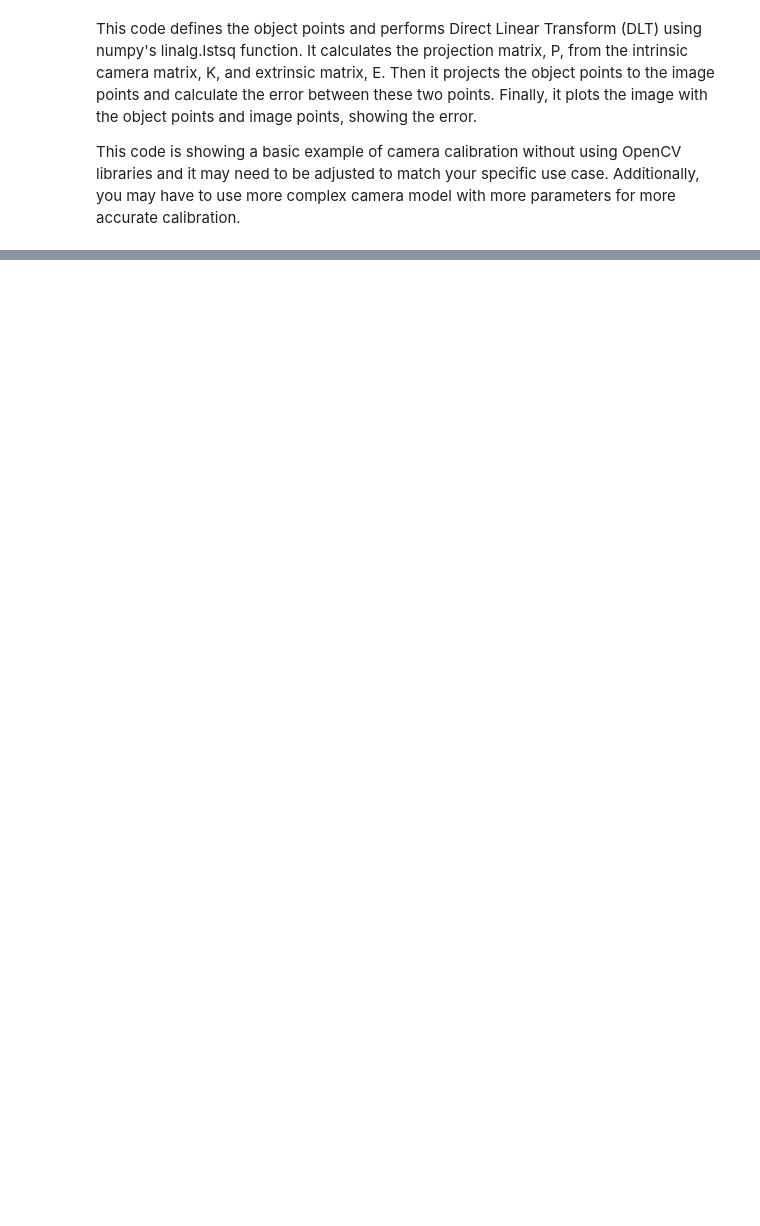
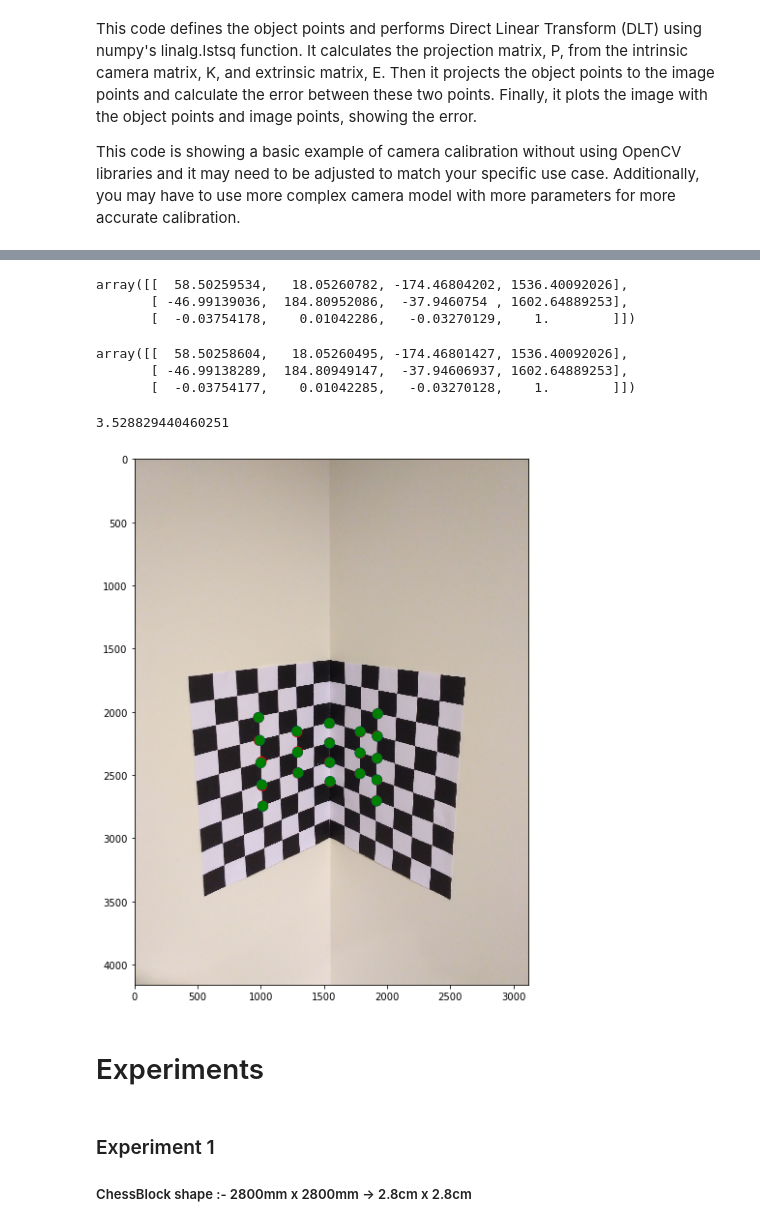
Before and after one commit to parths2410/Computer-Vision-IIITH-Spring23, a Jupyter notebook: assignment-1/src/Q1.ipynb, the cells around one changed output, grey strips where cells are left out. Saved outputs shown, nothing was run; the diff lists cells and outputs as text; code cells hidden in the pictures; blank space fills up the shorter version.

```diff
--- a/assignment-1/src/Q1.ipynb
+++ b/assignment-1/src/Q1.ipynb
@@ -321,0 +229,4 @@ H, inliers = RANSAC_DLT(points1, points2, threshold, n_iterations)
+# %%
+K, R, t = get_properties(P)
+
+K, R, t
@@ -321,0 +241,41 @@ H, inliers = RANSAC_DLT(points1, points2, threshold, n_iterations)
+# %%
+def generate_projection_matrix(K, R, t):
+    E = np.hstack([R, np.atleast_2d(t).T])
+    I = K
+
+    P = I @ E
+    return P
+# %%
+P2 = generate_projection_matrix(K, R, t)
+
+P2
+# %% [output]
+array([[  58.50259534,   18.05260782, -174.46804202, 1536.40092026],
+       [ -46.99139036,  184.80952086,  -37.9460754 , 1602.64889253],
+       [  -0.03754178,    0.01042286,   -0.03270129,    1.        ]])
+# %%
+P
+# %% [output]
+array([[  58.50258604,   18.05260495, -174.46801427, 1536.40092026],
+       [ -46.99138289,  184.80949147,  -37.94606937, 1602.64889253],
+       [  -0.03754177,    0.01042285,   -0.03270128,    1.        ]])
+# %%
+x_reproj = make_homo(project_points(P2, X))
+get_projection_error(x_reproj, x)
+# %% [output]
+3.528829440460251
+# %%
+fig = plt.figure(figsize=(10,10))
+
+imgplot = plt.imshow(img)
+
+colors = np.random.rand(N)
+area = (10 * np.ones(N))**2
+
+plt.scatter(x[:, 0], x[:,1], c = 'r', s = area)
+plt.scatter(x_proj[:, 0], x_proj[:,1], c = 'b', s = area)
+plt.scatter(x_reproj[:, 0], x_reproj[:,1], c = 'g', s = area)
+
+plt.show()
+# %% [output]
+[figure, added]
@@ -321,0 +288,2 @@ H, inliers = RANSAC_DLT(points1, points2, threshold, n_iterations)
+# %% [markdown]
+# Experiments
@@ -321,0 +306,4 @@ H, inliers = RANSAC_DLT(points1, points2, threshold, n_iterations)
+# %% [markdown]
+### Experiment 1
+
+##### ChessBlock shape :- 2800mm x 2800mm -> 2.8cm x 2.8cm
```
Also changed, not shown: parts of 35 cells of this notebook, 1 other file.
